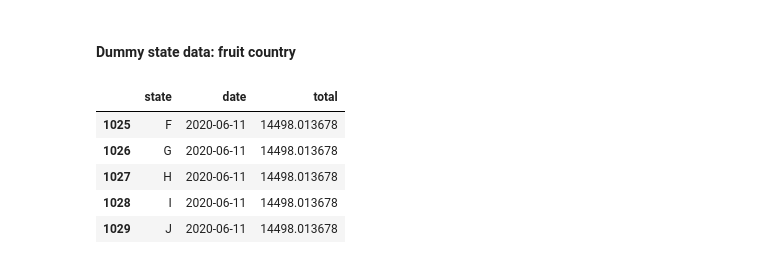
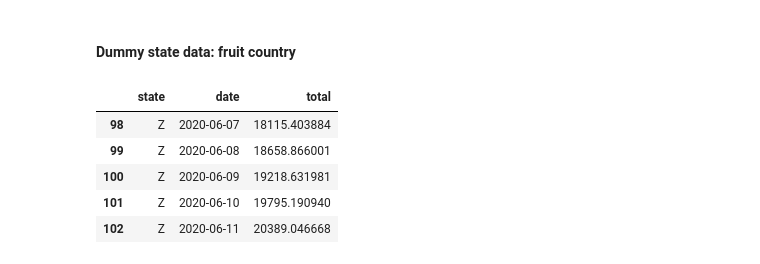
Before and after one commit to VICS-CORE/stats, a Jupyter notebook: 11_YudistirNet.ipynb, the cells around one changed output. Saved outputs shown, nothing was run; the diff lists cells and outputs as text; code cells hidden in the pictures.

```diff
--- a/11_YudistirNet.ipynb
+++ b/11_YudistirNet.ipynb
@@ -493,52 +493,52 @@ STT_INFO = {
 #### Dummy state data: fruit country
 # %%
 # dummy data for testing
-# SET 1 - 3 states
+# SET 1 - 10 states
+# STT_INFO = {
+#     'A': {"name": "Apple", "popn": 10000000},
+#     'B': {"name": "Berry", "popn": 10000000},
+#     'C': {"name": "Cherry", "popn": 10000000},
+#     'D': {"name": "Dates", "popn": 10000000},
+#     'E': {"name": "Elderberry", "popn": 10000000},
+#     'F': {"name": "Fig", "popn": 10000000},
+#     'G': {"name": "Grape", "popn": 10000000},
+#     'H': {"name": "Honeysuckle", "popn": 10000000},
+#     'I': {"name": "Icaco", "popn": 10000000},
+#     'J': {"name": "Jujube", "popn": 10000000},
+# }
+# total = 100
+# SET 2 - 1 agg state
 STT_INFO = {
-    'A': {"name": "Apple", "popn": 10000000},
-    'B': {"name": "Berry", "popn": 10000000},
-    'C': {"name": "Cherry", "popn": 10000000},
-    'D': {"name": "Dates", "popn": 10000000},
-    'E': {"name": "Elderberry", "popn": 10000000},
-    'F': {"name": "Fig", "popn": 10000000},
-    'G': {"name": "Grape", "popn": 10000000},
-    'H': {"name": "Honeysuckle", "popn": 10000000},
-    'I': {"name": "Icaco", "popn": 10000000},
-    'J': {"name": "Jujube", "popn": 10000000},
+    'Z': {"name": "FruitCountry1000x", "popn": 10000000},
 }
-total = 100
-# SET 2 - 1 agg state
-# STT_INFO = {
-#     'Z': {"name": "FruitCountry", "popn": 1000000000},
-# }
-# total = 10000
+total = 1000
 
 
 r = {
     'state': [],
     'date': [],
     'total': []
 }
 
 start_date = dt.datetime(day=1, month=3, year=2020)
 end_date = dt.datetime.now()
 while start_date <= end_date:
     for s in STT_INFO:
         r['state'].append(s)
         r['date'].append(start_date)
         r['total'].append(total)
-    total *= 1.05
+    total *= 1.03
     start_date += dt.timedelta(days=1)
 states_df = pd.DataFrame(r)
 states_df['date'] = pd.to_datetime(states_df['date'])
 states_df.tail()
 # %% [output]
 |  | state | date | total |
-| 1025 | F | 2020-06-11 | 14498.013678 |
-| 1026 | G | 2020-06-11 | 14498.013678 |
-| 1027 | H | 2020-06-11 | 14498.013678 |
-| 1028 | I | 2020-06-11 | 14498.013678 |
-| 1029 | J | 2020-06-11 | 14498.013678 |
+| 98 | Z | 2020-06-07 | 18115.403884 |
+| 99 | Z | 2020-06-08 | 18658.866001 |
+| 100 | Z | 2020-06-09 | 19218.631981 |
+| 101 | Z | 2020-06-10 | 19795.190940 |
+| 102 | Z | 2020-06-11 | 20389.046668 |
 # %%
 def expand(df):
     '''Fill missing dates in an irregular timeline'''
```
Also changed, not shown: parts of 1 cell of this notebook.
